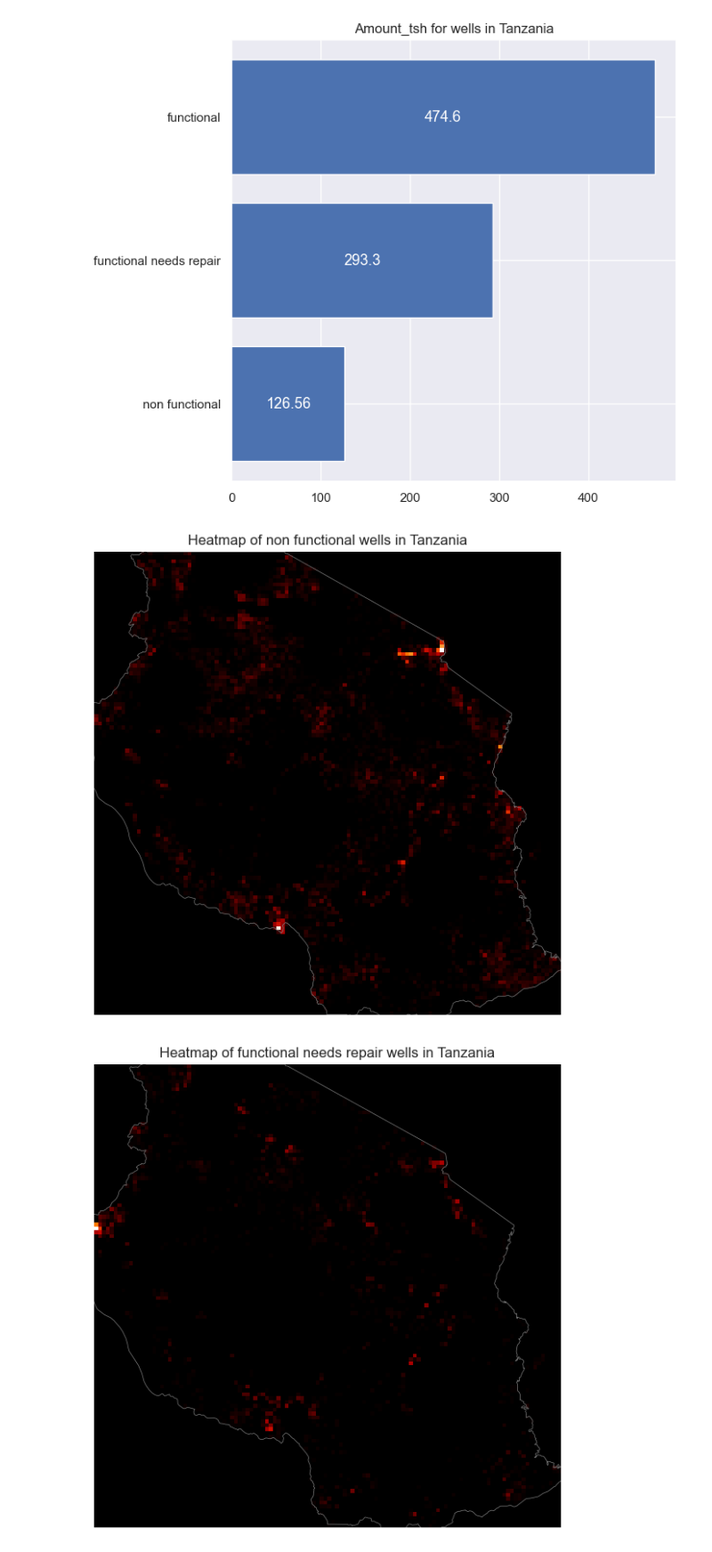
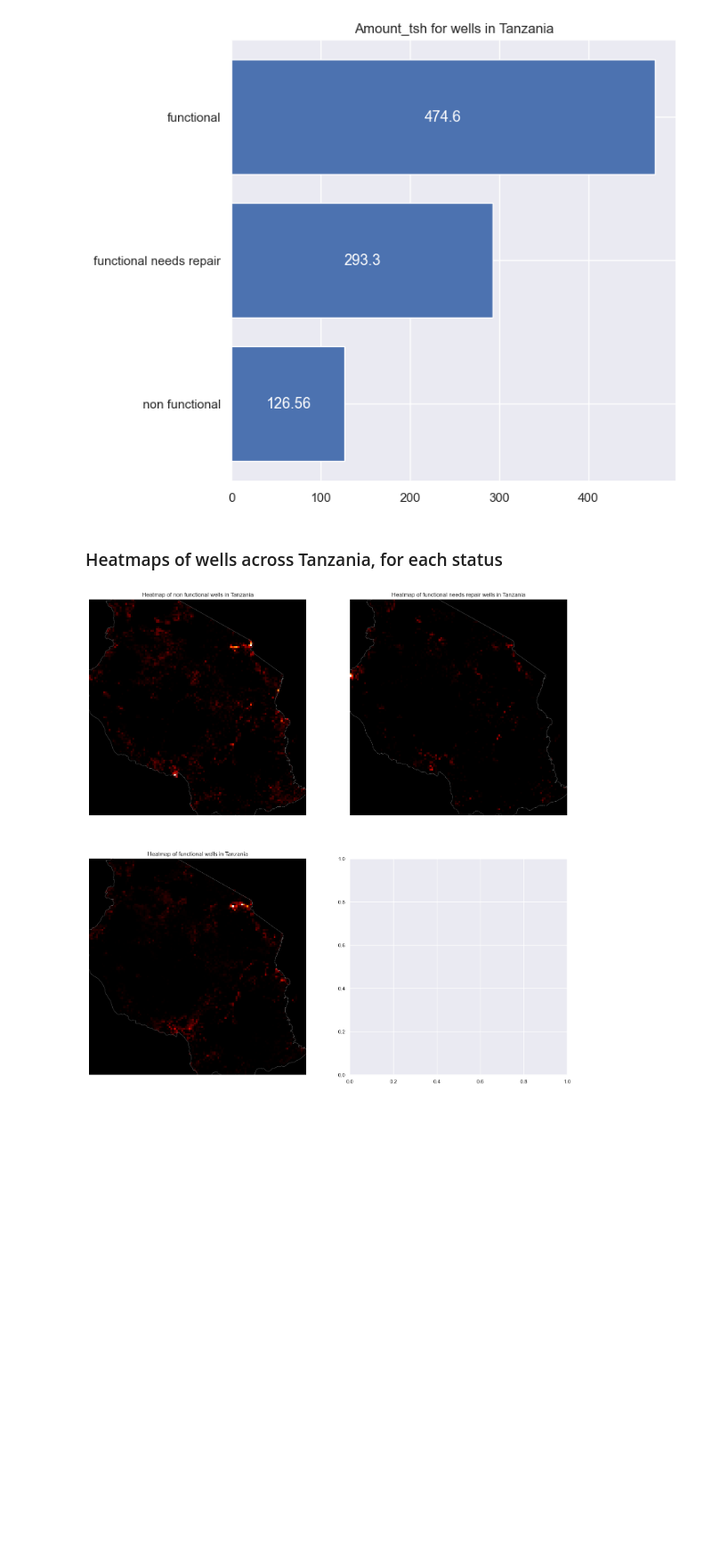
Before and after one commit to Jellohub/phase_3_project, a Jupyter notebook: notebook.ipynb, the cells around one changed output. Shown at 89% size. Drawn from its saved outputs; the diff is of its cells as text; code cells hidden in the pictures; blank space fills up the shorter version.

```diff
--- a/notebook.ipynb
+++ b/notebook.ipynb
@@ -638,3 +657,4 @@ Name: count, dtype: int64
 # %%
-get_report(LogisticRegression(random_state=state), X_train_resampled, y_train_resampled)
+name, predictions, report, matrix, error = get_results(LogisticRegression(random_state=state), resampled_datasets[4])
+display(report.style.set_caption(f"resampling strategy: {name}"))
 # %% [output]
@@ -942,8 +904,0 @@ ax.set_xlim(0,1);
-# %%
-f1_scores = [best_report['2']['f1-score'], base_report['2']['f1-score']]
-
-fig, ax = plt.subplots(figsize=(5,5))
-ax.set_title("F1 scores for Functional")
-barplot = ax.barh(['XG-Boost \n with Resampling', 'Logistic Regression'], f1_scores)
-ax.bar_label(barplot, labels=[round(i,2) for i in f1_scores], label_type='center', color='white', fontsize='13');
-ax.set_xlim(0,1);
@@ -990,8 +954,0 @@ fig.tight_layout()
-# %%
-statuses = ['non functional', 'functional needs repair', 'functional']
-
-for status in statuses:
-    df = geography[(geography.status_group==status) & (geography.construction_year!=0)]
-    fig, ax = plt.subplots(figsize=(7,7))
-    ax.hist(df.construction_year, bins=20)
-    ax.set_title(f"Histogram of construction_year for {status} wells in Tanzania")
@@ -1001,0 +957,8 @@ for status in statuses:
+# %%
+fig, ax = plt.subplots(2,2, figsize=(18,13))
+for x in [0,1,2]:
+    row = x//2
+    col=x%2
+    df = geography[(geography.status_group==status_map[x]) & (geography.construction_year!=0)]
+    ax[row][col].hist(df.construction_year, bins=20)
+    ax[row][col].set_title(f"Histogram of construction_year for {status_map[x]} wells in Tanzania")
@@ -1007,19 +976,24 @@ ax.bar_label(barplot, labels=[round(i, 2) for i in list(df)], label_type='center
 ax.set_title(f"Amount_tsh for wells in Tanzania");
 # %% [output]
 [figure]
+# %% [markdown]
+### Heatmaps of wells across Tanzania, for each status
 # %%
 df = gpd.read_file('tanzania_polygon/ne_10m_admin_0_countries.shp')
 tanzania = df.iloc[18].copy()
 tanzania.geometry = list(list(df.iloc[18])[0].geoms)[0]
 xx, yy = tanzania.geometry.exterior.coords.xy
 
-for status in statuses:
-    df = geography[geography.status_group==status]
-    fig, ax = plt.subplots(figsize=(7,7))
-    ax.plot(xx, yy, color='grey',  linewidth=0.5)
-    ax.hist2d(df.longitude, df.latitude, bins=120, cmap='gist_heat')
-    ax.set_axis_off()
-    ax.set_title(f"Heatmap of {status} wells in Tanzania")
+
+fig, ax = plt.subplots(2,2, figsize=(18,18))
+
+for x in [0,1,2]:
+    row = x//2
+    col=x%2
+    df = geography[geography.status_group==status_map[x]]
+    ax[row][col].plot(xx, yy, color='grey',  linewidth=0.5)
+    ax[row][col].hist2d(df.longitude, df.latitude, bins=120, cmap='gist_heat')
+    ax[row][col].set_axis_off()
+    ax[row][col].set_title(f"Heatmap of {status_map[x]} wells in Tanzania")
 # %% [output]
-[figure, old version]
+[figure, new version]
-[figure, removed]
```
Also changed, not shown: parts of 51 cells of this notebook, 10 other files.
